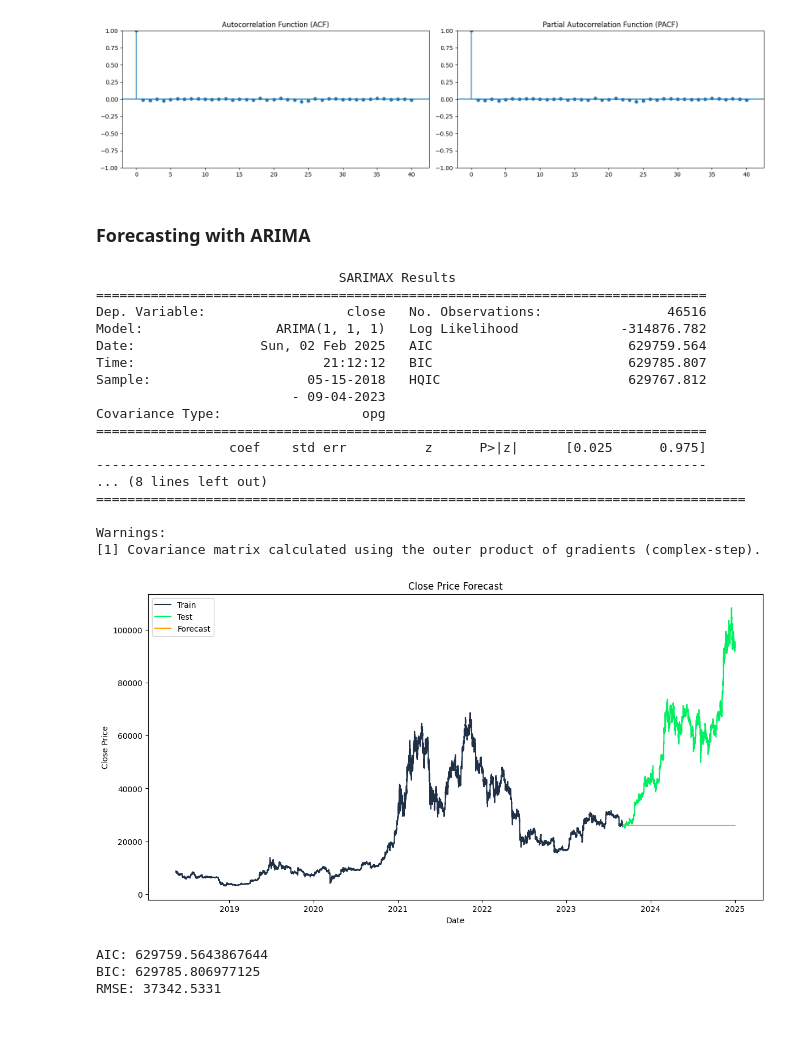
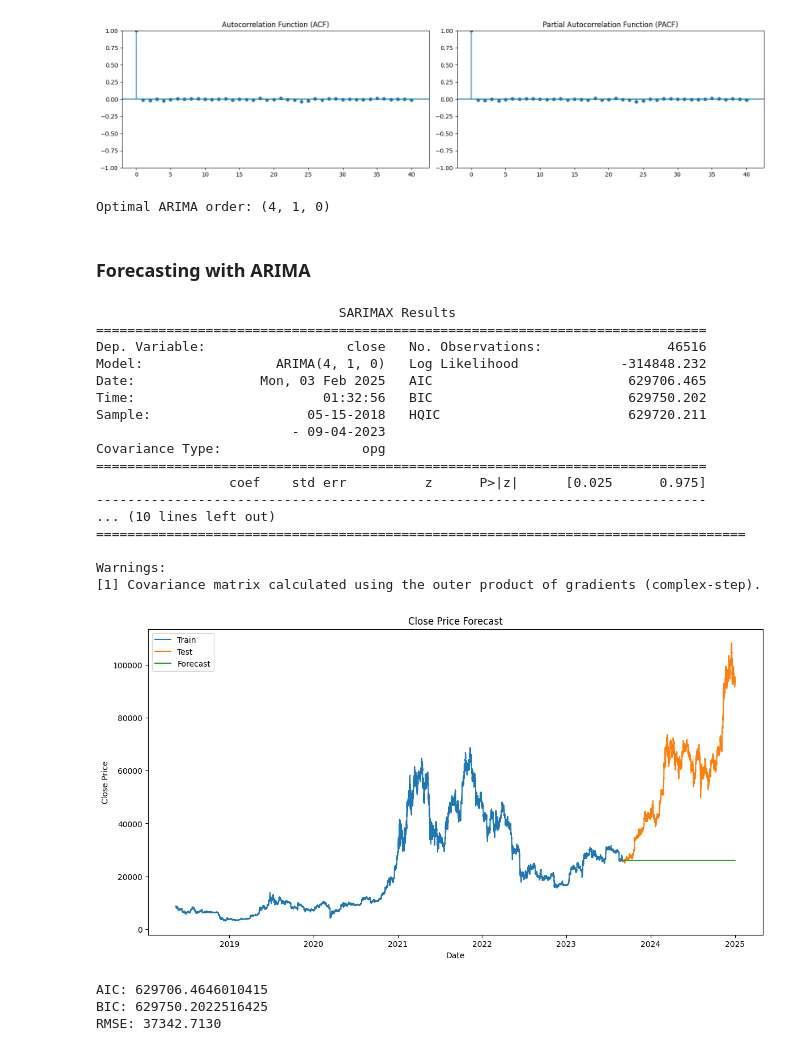
Before and after one commit to alexzheng123/EC331-project, a Jupyter notebook: code/ARIMA.ipynb, the cells around one changed output. Drawn from its saved outputs; the diff is of its cells as text; code cells hidden in the pictures.

```diff
--- a/code/ARIMA.ipynb
+++ b/code/ARIMA.ipynb
@@ -80,6 +84,15 @@ plt.tight_layout()
 plt.show()
 # %% [output]
 [figure]
+# %%
+from pmdarima import auto_arima
+
+# Find optimal ARIMA order
+stepwise_fit = auto_arima(data_arima['close'], seasonal=False, suppress_warnings=True)
+order = stepwise_fit.order
+print(f"Optimal ARIMA order: {order}")
+# %% [output]
+Optimal ARIMA order: (4, 1, 0)
 # %% [markdown]
 ### Forecasting with ARIMA
 # %%
@@ -88,23 +101,23 @@ train_size = int(len(data_arima) * 0.8)
 arima_train, arima_test = data_arima.iloc[:train_size], data_arima.iloc[train_size:]
 
 # Fit ARIMA model
-arima_model = ARIMA(arima_train["close"], order=(1,1,1))
+arima_model = ARIMA(arima_train["close"], order=(4,1,0))
 arima_model_fit = arima_model.fit()
 print(arima_model_fit.summary())
 # %% [output]
                                SARIMAX Results
 ==============================================================================
 Dep. Variable:                  close   No. Observations:                46516
-Model:                 ARIMA(1, 1, 1)   Log Likelihood             -314876.782
-Date:                Sun, 02 Feb 2025   AIC                         629759.564
-Time:                        21:12:12   BIC                         629785.807
-Sample:                    05-15-2018   HQIC                        629767.812
+Model:                 ARIMA(4, 1, 0)   Log Likelihood             -314848.232
+Date:                Mon, 03 Feb 2025   AIC                         629706.465
+Time:                        01:32:56   BIC                         629750.202
+Sample:                    05-15-2018   HQIC                        629720.211
                          - 09-04-2023
 Covariance Type:                  opg
 ==============================================================================
                  coef    std err          z      P>|z|      [0.025      0.975]
 ------------------------------------------------------------------------------
-... (8 lines left out)
+... (10 lines left out)
 ===================================================================================
 
 Warnings:
@@ -112,19 +125,19 @@ Warnings:
 # %%
 # Forecast
 forecast = arima_model_fit.forecast(steps=len(arima_test))
 
-# Plot the results with specified colors
+# Plot the results
 plt.figure(figsize=(14,7))
-plt.plot(arima_train.index, arima_train["close"], label='Train', color='#203147')
-plt.plot(arima_test.index, arima_test["close"], label='Test', color='#01ef63')
-plt.plot(arima_test.index, forecast, label='Forecast', color='orange')
+plt.plot(arima_train.index, arima_train["close"], label='Train')
+plt.plot(arima_test.index, arima_test["close"], label='Test')
+plt.plot(arima_test.index, forecast, label='Forecast')
 plt.title('Close Price Forecast')
 plt.xlabel('Date')
 plt.ylabel('Close Price')
 plt.legend()
 plt.show()
 # %% [output]
-[figure, old version]
+[figure, new version]
 # %%
 # Evaluate model statistics
 print(f"AIC: {arima_model_fit.aic}")
@@ -137,7 +150,7 @@ arima_test_close = arima_test["close"][:len(forecast)]
 rmse = np.sqrt(mean_squared_error(arima_test_close, forecast))
 print(f"RMSE: {rmse:.4f}")
 # %% [output]
-AIC: 629759.5643867644
-BIC: 629785.806977125
-RMSE: 37342.5331
+AIC: 629706.4646010415
+BIC: 629750.2022516425
+RMSE: 37342.7130
 # %%
```
Also changed, not shown: parts of 2 cells of this notebook, 5 other files.
